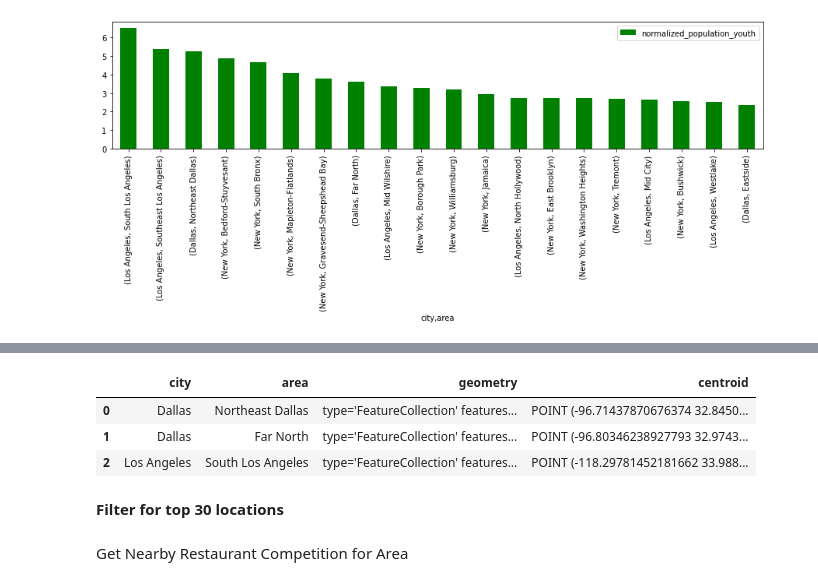
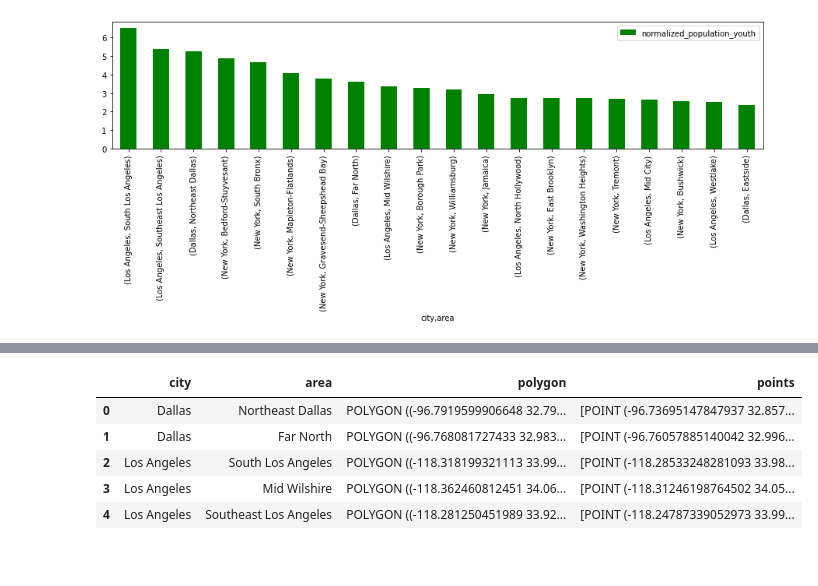
Before and after one commit to dotlas/codeventures, a Jupyter notebook: case-studies/20220815_kunal_bhatia/notebook.ipynb, the cells around one changed output, grey strips where cells are left out. Cells and saved outputs as stored; diff of their text form; code cells hidden in the pictures.

```diff
--- a/case-studies/20220815_kunal_bhatia/notebook.ipynb
+++ b/case-studies/20220815_kunal_bhatia/notebook.ipynb
@@ -257,17 +242,14 @@ df_areas.sort_values(by=['normalized_population_youth'], ascending=False).set_in
+# %%
+#Selecting the top five areas for finding out concrete locations inside these areas
+df_areas = df_areas.head(5)
+df_locations = df_areas[['city','area','geometry']].copy()
 # %%
-def get_centroid_of_area(x: pd.Series):
+# getting polygons using shapely for different locations
+def polygon(x: pd.Series):
     try:
-        return Polygon(np.array(x['geometry'].features[0].geometry.coordinates[0])).centroid
+        return  Polygon(x['geometry'].features[0].geometry.coordinates[0])
     except:
         return np.nan
 
-df_areas['centroid'] = df_areas.apply(get_centroid_of_area, axis=1)
-df_areas = df_areas.dropna().reset_index(drop=True)
-df_areas[['city','area','geometry','centroid']].head(3)
+df_locations['polygon'] = df_areas.apply(polygon, axis=1)
+df_locations = df_locations.drop(columns=['geometry'])
-# %% [output]
-|  | city | area | geometry | centroid |
-| 0 | Dallas | Northeast Dallas | type='FeatureCollection' features... | POINT (-96.71437870676374 32.8450... |
-| 1 | Dallas | Far North | type='FeatureCollection' features... | POINT (-96.80346238927793 32.9743... |
-| 2 | Los Angeles | South Los Angeles | type='FeatureCollection' features... | POINT (-118.29781452181662 33.988... |
-# %% [markdown]
-**Filter for top 30 locations**
@@ -277,2 +255,0 @@ df_areas = df_areas.head(30)
-# %% [markdown]
-Get Nearby Restaurant Competition for Area
@@ -295,0 +256,25 @@ df_areas = df_areas[~df_areas['tags'].apply(lambda x: 'Mexican' in x)].reset_ind
+# %%
+# Getting 300 random points inside a polygon for a particular area
+def random_points_within(x: pd.Series):
+    num_points: int = 300
+    poly = x['polygon']
+    min_x, min_y, max_x, max_y = poly.bounds
+
+    points = []
+
+    while len(points) < num_points:
+        random_point = Point([random.uniform(min_x, max_x), random.uniform(min_y, max_y)])
+        if (random_point.within(poly)):
+            points.append(random_point)
+
+    return points
+
+df_locations['points'] = df_locations.apply(random_points_within, axis=1)
+df_locations
+# %% [output]
+|  | city | area | polygon | points |
+| 0 | Dallas | Northeast Dallas | POLYGON ((-96.7919599906648 32.79... | [POINT (-96.73695147847937 32.857... |
+| 1 | Dallas | Far North | POLYGON ((-96.768081727433 32.983... | [POINT (-96.76057885140042 32.996... |
+| 2 | Los Angeles | South Los Angeles | POLYGON ((-118.318199321113 33.99... | [POINT (-118.28533248281093 33.98... |
+| 3 | Los Angeles | Mid Wilshire | POLYGON ((-118.362460812451 34.06... | [POINT (-118.31246198764502 34.05... |
+| 4 | Los Angeles | Southeast Los Angeles | POLYGON ((-118.281250451989 33.92... | [POINT (-118.24787339052973 33.99... |
```
Also changed, not shown: parts of 16 cells of this notebook, 1 other file.
